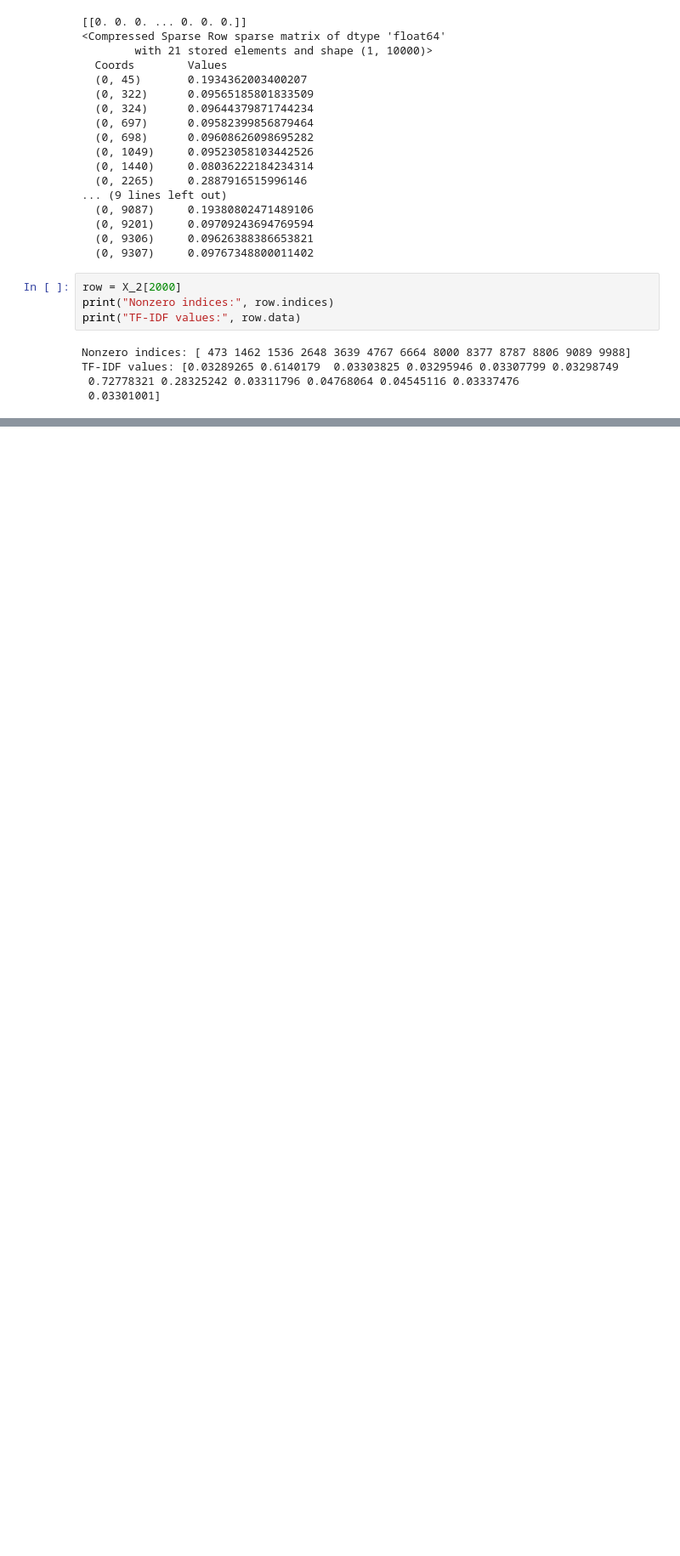
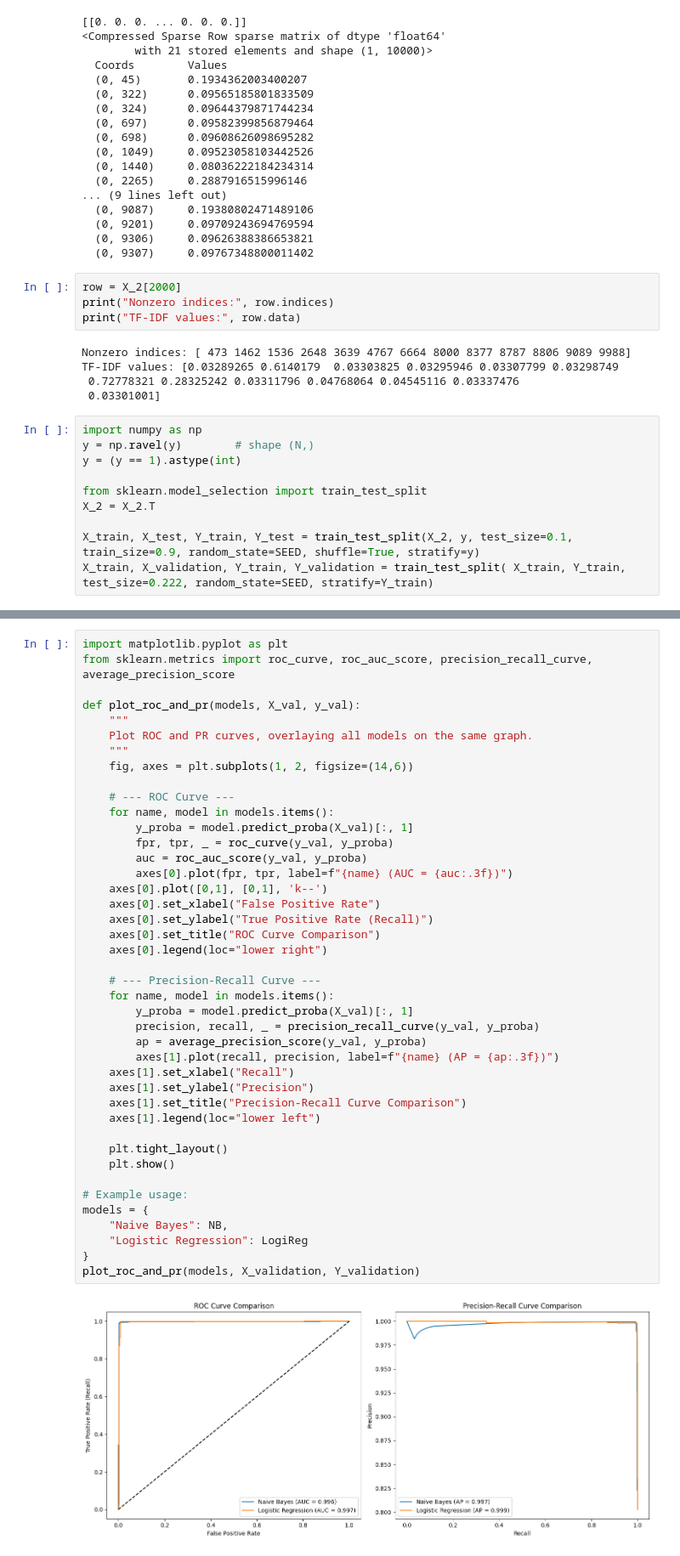
Before and after one commit to Eldioslumin/ML_Project, a Jupyter notebook: spam_filter.ipynb, the cells around one changed output, grey strips where cells are left out. Shown at 85% size. Cells and saved outputs as stored; diff of their text form; blank space fills up the shorter version.

Commit message:
Uploading my solution + images

```diff
--- a/spam_filter.ipynb
+++ b/spam_filter.ipynb
@@ -97,3 +101,13 @@ Nonzero indices: [ 473 1462 1536 2648 3639 4767 6664 8000 8377 8787 8806 9089 99
 TF-IDF values: [0.03289265 0.6140179  0.03303825 0.03295946 0.03307799 0.03298749
  0.72778321 0.28325242 0.03311796 0.04768064 0.04545116 0.03337476
  0.03301001]
+# %%
+import numpy as np
+y = np.ravel(y)        # shape (N,)
+y = (y == 1).astype(int)
+
+from sklearn.model_selection import train_test_split
+X_2 = X_2.T
+
+X_train, X_test, Y_train, Y_test = train_test_split(X_2, y, test_size=0.1, train_size=0.9, random_state=SEED, shuffle=True, stratify=y)
+X_train, X_validation, Y_train, Y_validation = train_test_split( X_train, Y_train, test_size=0.222, random_state=SEED, stratify=Y_train)
@@ -99,0 +143,44 @@ TF-IDF values: [0.03289265 0.6140179  0.03303825 0.03295946 0.03307799 0.0329874
+# %%
+import matplotlib.pyplot as plt
+from sklearn.metrics import roc_curve, roc_auc_score, precision_recall_curve, average_precision_score
+
+def plot_roc_and_pr(models, X_val, y_val):
+    """
+    Plot ROC and PR curves, overlaying all models on the same graph.
+    """
+    fig, axes = plt.subplots(1, 2, figsize=(14,6))
+
+    # --- ROC Curve ---
+    for name, model in models.items():
+        y_proba = model.predict_proba(X_val)[:, 1]
+        fpr, tpr, _ = roc_curve(y_val, y_proba)
+        auc = roc_auc_score(y_val, y_proba)
+        axes[0].plot(fpr, tpr, label=f"{name} (AUC = {auc:.3f})")
+    axes[0].plot([0,1], [0,1], 'k--')
+    axes[0].set_xlabel("False Positive Rate")
+    axes[0].set_ylabel("True Positive Rate (Recall)")
+    axes[0].set_title("ROC Curve Comparison")
+    axes[0].legend(loc="lower right")
+
+    # --- Precision-Recall Curve ---
+    for name, model in models.items():
+        y_proba = model.predict_proba(X_val)[:, 1]
+        precision, recall, _ = precision_recall_curve(y_val, y_proba)
+        ap = average_precision_score(y_val, y_proba)
+        axes[1].plot(recall, precision, label=f"{name} (AP = {ap:.3f})")
+    axes[1].set_xlabel("Recall")
+    axes[1].set_ylabel("Precision")
+    axes[1].set_title("Precision-Recall Curve Comparison")
+    axes[1].legend(loc="lower left")
+
+    plt.tight_layout()
+    plt.show()
+
+# Example usage:
+models = {
+    "Naive Bayes": NB,
+    "Logistic Regression": LogiReg
+}
+plot_roc_and_pr(models, X_validation, Y_validation)
+# %% [output]
+[figure, added]
```
Also changed, not shown: parts of 13 cells of this notebook, 6 other files.
